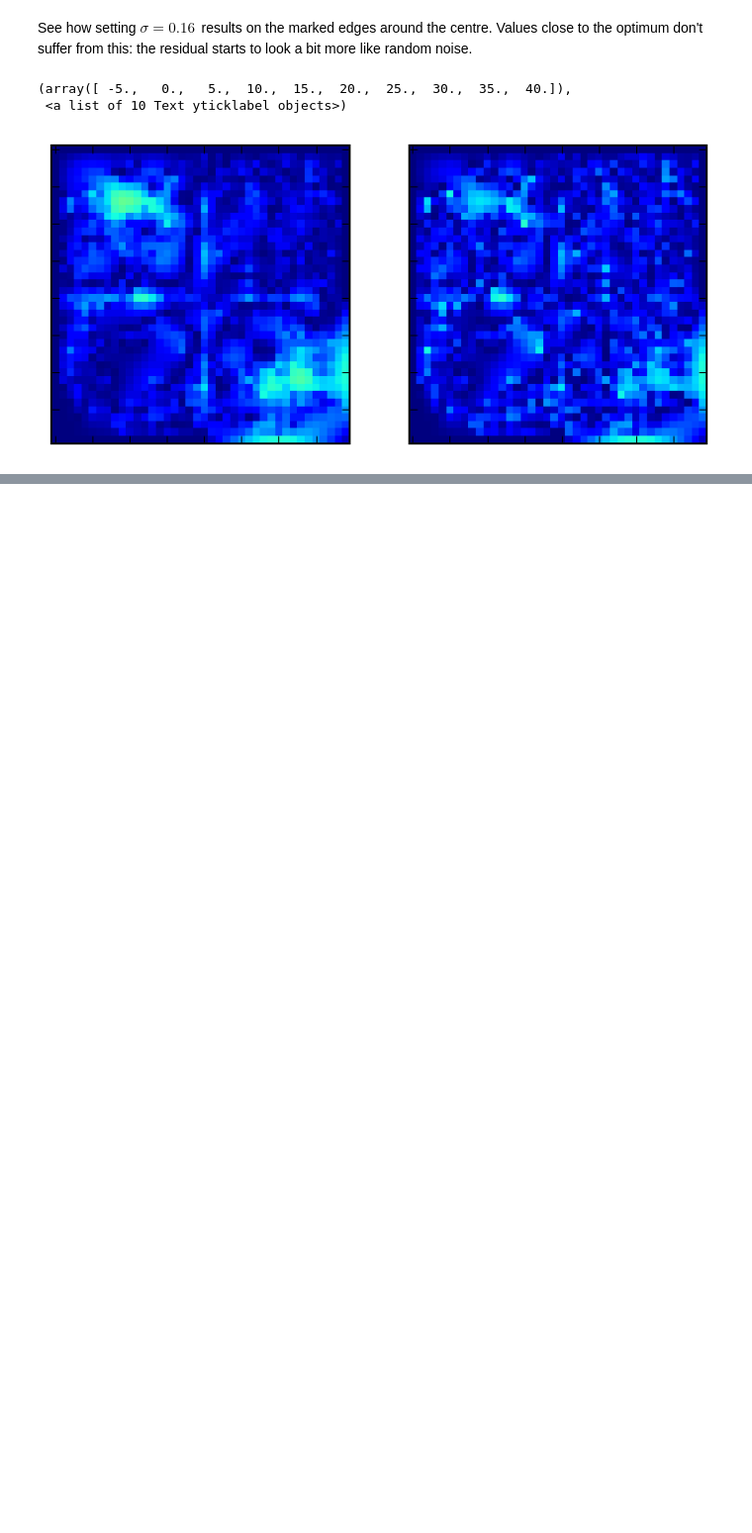
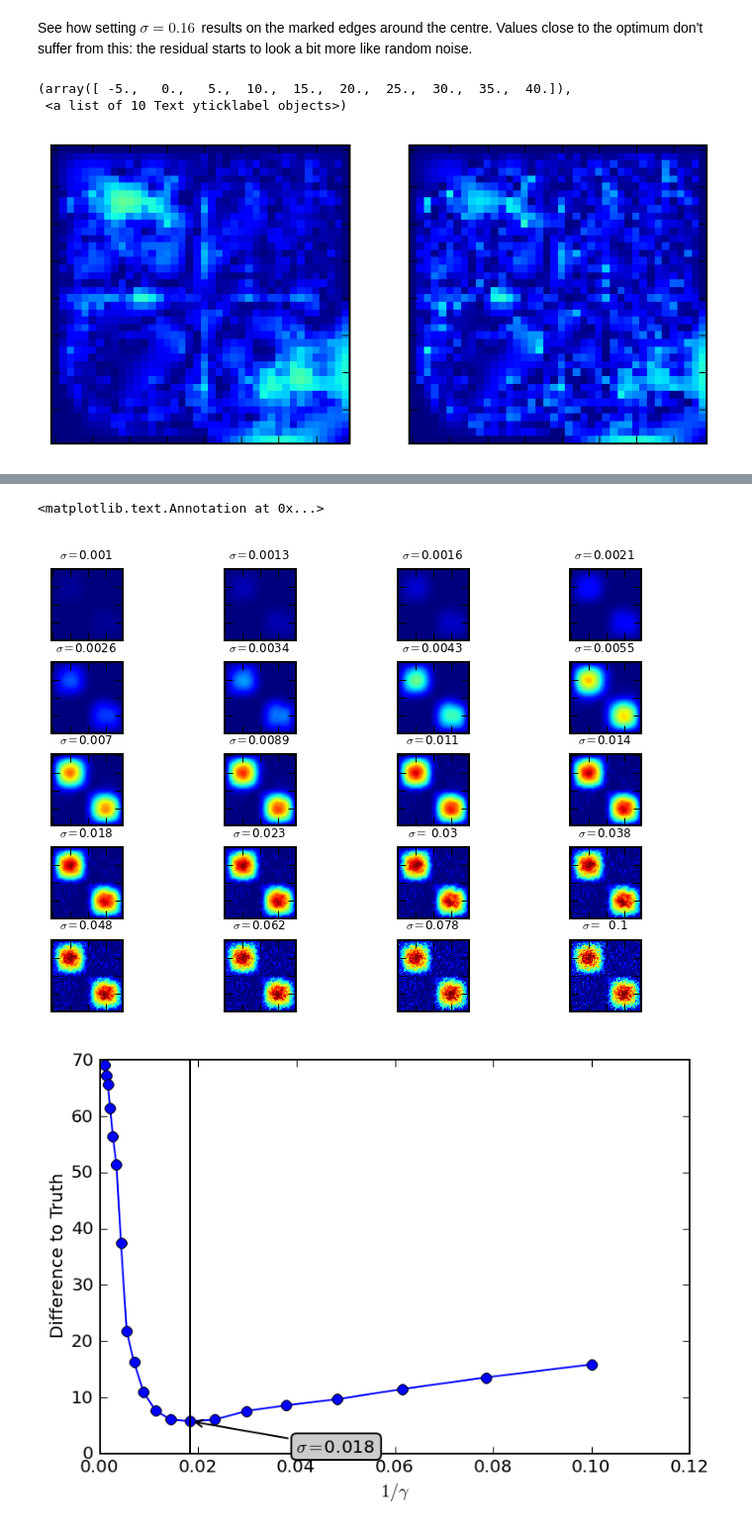
Before and after one commit to maxchernet/toy_eoldas, a Jupyter notebook: SpatialSmoothing.ipynb, the cells around one changed output, grey strips where cells are left out. Shown at 99% size. Saved outputs shown, nothing was run; the diff lists cells and outputs as text; code cells hidden in the pictures; blank space fills up the shorter version.

```diff
--- a/SpatialSmoothing.ipynb
+++ b/SpatialSmoothing.ipynb
@@ -273,0 +450,34 @@ plt.yticks(visible=False)
+# %%
+sigma_model = 0.05
+sigma_obs_hires = 0.2
+sigma_obs_lores = 0.05
+
+#def the_funco (x0 = np.random.rand  ( ndvi_obs.flatten().shape[0])*0 ):
+
+
+fito={}
+plt.subplots_adjust ( hspace=0.3)
+for (i,sigma_model) in enumerate(np.logspace(-3,-1,20)):
+    print "Doing ", sigma_model
+    x0 = ndvi_true_hires.flatten()*0.
+    retval = scipy.optimize.fmin_l_bfgs_b( the_fit, x0, \
+                args=( ndvi_obs_hires, ndvi_obs_lores, sigma_obs_hires, \
+                    sigma_obs_lores, sigma_model, qa_flag_hires, qa_flag_lores), iprint=1, disp=1)
+
+    plt.subplot(5,4,i+1)
+    plt.imshow ( retval[0].reshape(ndvi_true_hires.shape), interpolation='nearest', vmin=0,vmax=1)
+    plt.title( r'$\sigma=$'+"%5.2G"%sigma_model, fontsize=6)
+    plt.xticks(visible=False)
+    plt.yticks(visible=False)
+    fito[i] = np.linalg.norm ( ndvi_true_hires - retval[0].reshape(ndvi_true_hires.shape))
+plt.figure();plt.plot(np.logspace(-3,-1,20), fito.values(), 'o-')
+plt.xlabel(r'$1/\gamma$')
+plt.ylabel("Difference to Truth")
+plt.axvline ( np.logspace(-3,-1,20)[np.argmin(fito.values())], c='k')
+xarrow = np.logspace(-3,-1,20)[np.argmin(fito.values())]
+yarrow = fito[np.argmin(fito.values())]
+ax = plt.gca()
+ax.annotate(r'$\sigma=$'+"%5.2G"%xarrow, xy=(xarrow, yarrow), xytext=(0.04, 0.08),
+            bbox=dict(boxstyle="round", fc="0.8"),
+            arrowprops=dict(arrowstyle="->"))
+# %% [output]
@@ -273,0 +504,3 @@ plt.yticks(visible=False)
+<matplotlib.text.Annotation at 0x...>
+[figure, added]
+[figure, added]
```
Also changed, not shown: parts of 18 cells of this notebook.
